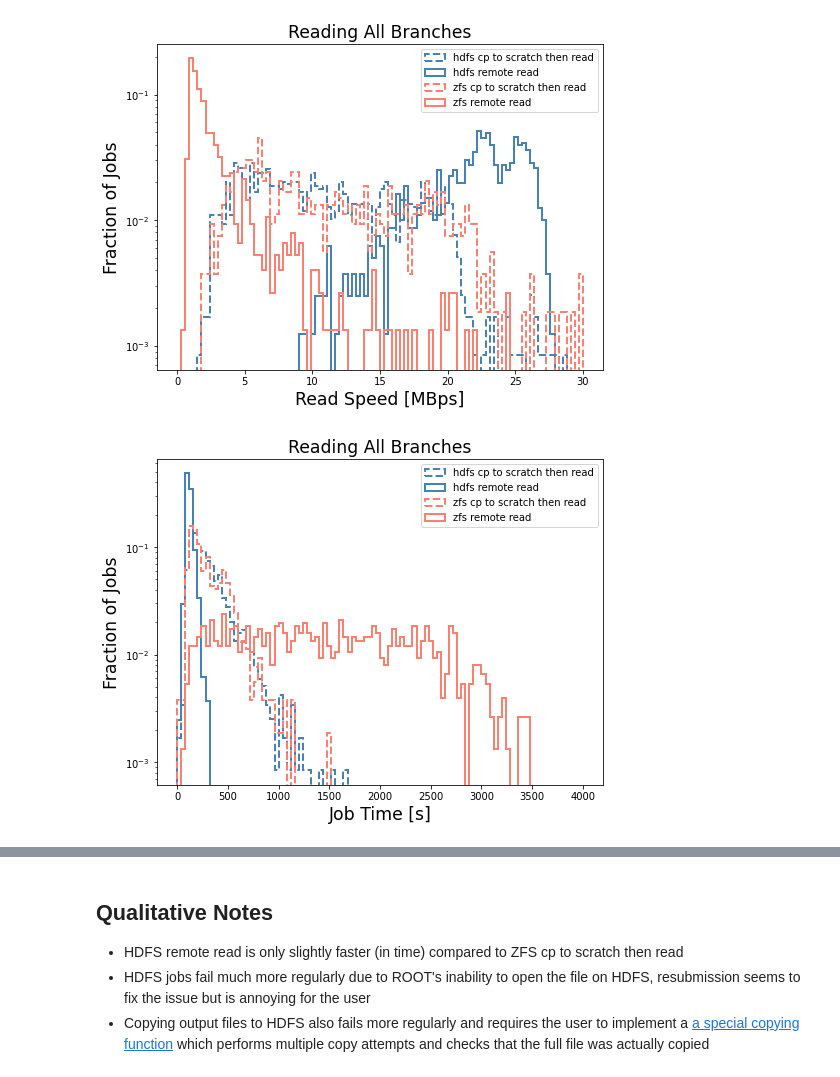
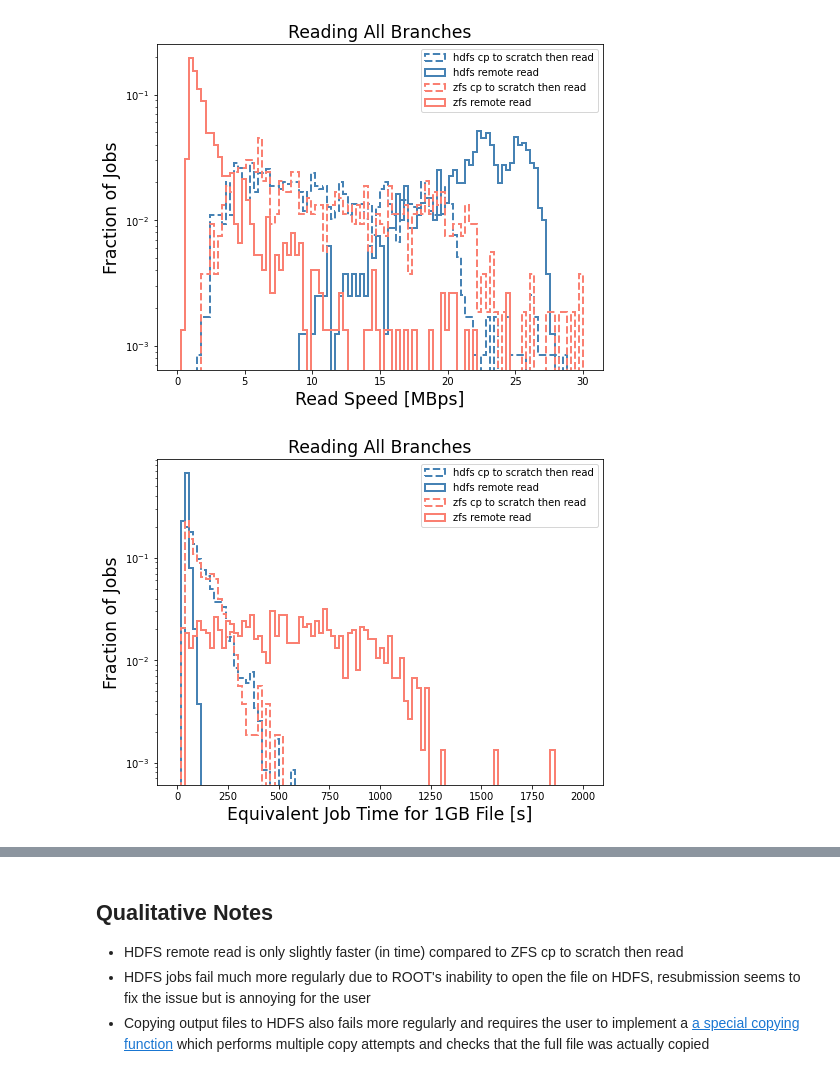
Before and after one commit to tomeichlersmith/umn-cluster, a Jupyter notebook: filesystem/plot_benchmark.ipynb, the cells around one changed output, grey strips where cells are left out. Drawn from its saved outputs; the diff is of its cells as text; code cells hidden in the pictures.

Commit message:
add more detail plots of all-branches data

```diff
--- a/filesystem/plot_benchmark.ipynb
+++ b/filesystem/plot_benchmark.ipynb
@@ -87,7 +87,7 @@ def time_hist(df, local, fs, process, **kwargs) :
     local_str = 'remote read'
     if local :
         local_str = 'cp to scratch then read'
-    data = pd.to_numeric(sl['time'])
+    data = pd.to_numeric(sl['time']) / pd.to_numeric(sl['size']) * 1e9 # scale time to 1GB file
     weights = np.ones_like(data) / len(data)
     plt.hist(data, weights=weights, label = f'{fs} {local_str}', histtype='step', **kwargs)
 
@@ -118,7 +118,7 @@ def time_comp(df,title, **kwargs) :
     time_hist(df, False, 'hdfs', True, ls='-' , ec='steelblue', **kwargs)
     time_hist(df, True , 'zfs' , True, ls='--', ec='salmon'   , **kwargs)
     time_hist(df, False, 'zfs' , True, ls='-' , ec='salmon'   , **kwargs)
-    plt.xlabel('Job Time [s]',size='xx-large')
+    plt.xlabel('Equivalent Job Time for 1GB File [s]',size='xx-large')
     plt.ylabel('Fraction of Jobs',size='xx-large')
     plt.yscale('log')
     plt.title(title,size='xx-large')
@@ -132,7 +132,7 @@ plt.show()
 [figure]
 # %%
 plt.figure(figsize=(8,6))
-df = time_comp(df,'Reading All Branches', bins=100,range=(0.,4000.),lw=2.)
+df = time_comp(df,'Reading All Branches', bins=100,range=(0.,2000.),lw=2.)
 plt.show()
 # %% [output]
-[figure, old version]
+[figure, new version]
```
Also changed, not shown: parts of 3 cells of this notebook.
